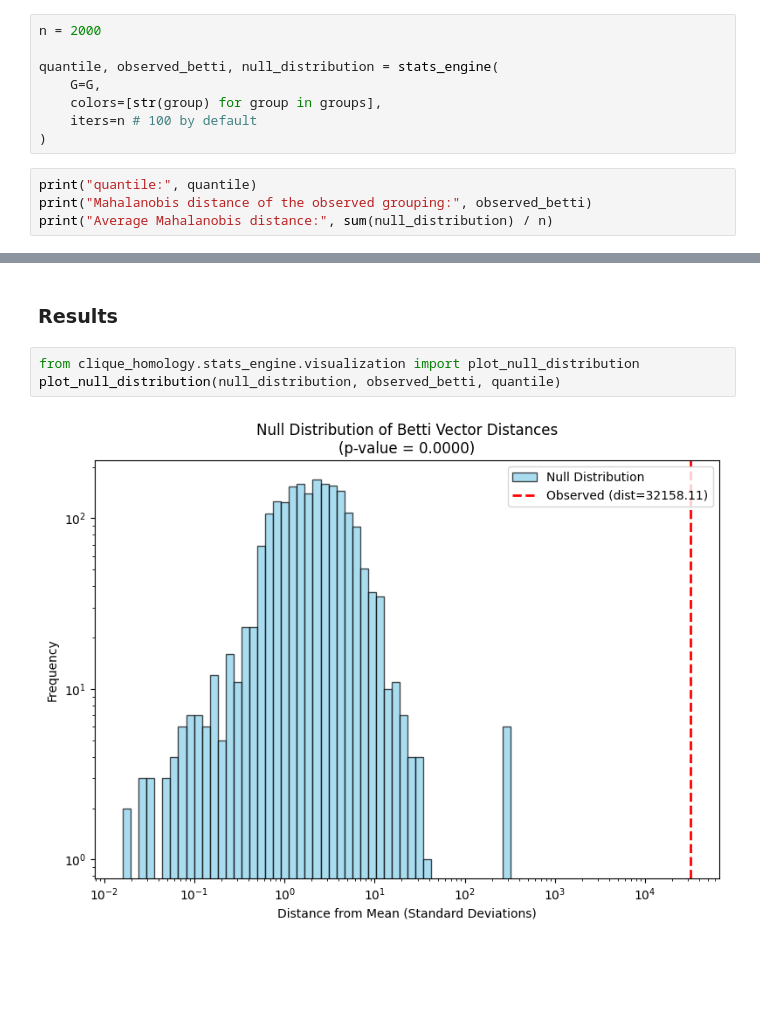
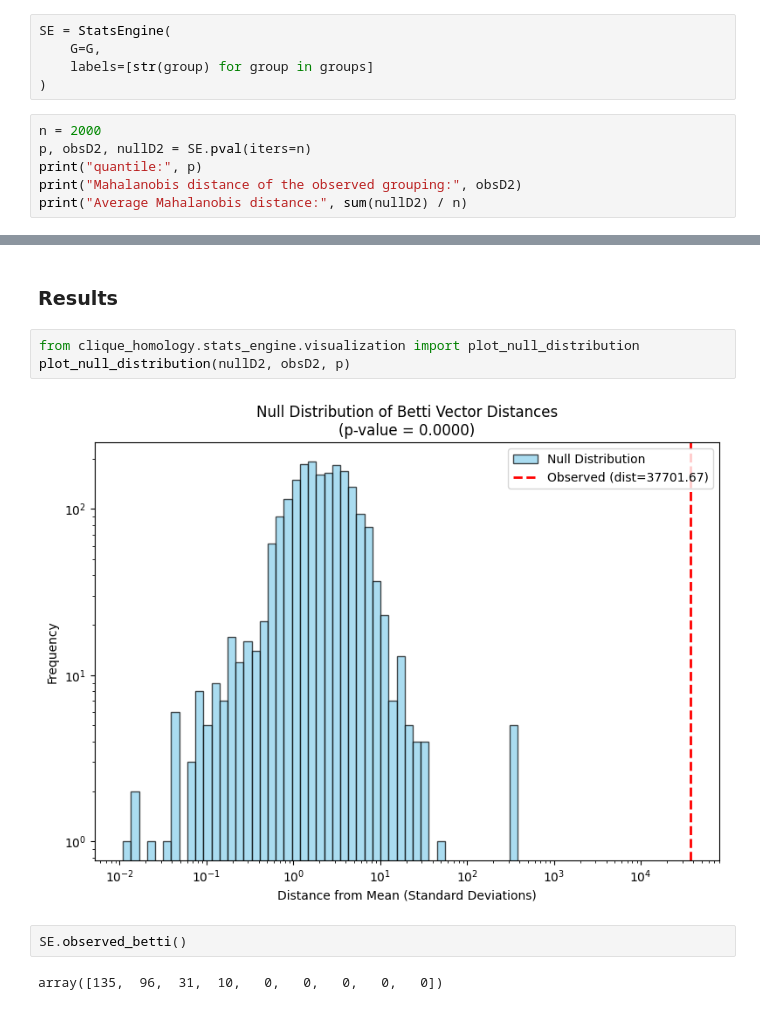
Before and after one commit to andrew-belz/clique-homology, a Jupyter notebook: analysis/analysis.ipynb, the cells around one changed output, grey strips where cells are left out. Cells and saved outputs as stored; diff of their text form; blank space fills up the shorter version.

Commit message:
changed code to look at individual betti numbers

```diff
--- a/analysis/analysis.ipynb
+++ b/analysis/analysis.ipynb
@@ -45,15 +51,14 @@ G.removeSelfLoops()
 # %% [markdown]
 ### Compute Conditional Clique Homology
 # %%
-n = 2000
-
-quantile, observed_betti, null_distribution = stats_engine(
+SE = StatsEngine(
     G=G,
-    colors=[str(group) for group in groups],
-    iters=n # 100 by default
+    labels=[str(group) for group in groups]
 )
 # %%
-print("quantile:", quantile)
-print("Mahalanobis distance of the observed grouping:", observed_betti)
-print("Average Mahalanobis distance:", sum(null_distribution) / n)
+n = 2000
+p, obsD2, nullD2 = SE.pval(iters=n)
+print("quantile:", p)
+print("Mahalanobis distance of the observed grouping:", obsD2)
+print("Average Mahalanobis distance:", sum(nullD2) / n)
 # %% [output]
@@ -64,6 +83,10 @@ Average Mahalanobis distance: 3.9444394898451867
 ### Results
 # %%
 from clique_homology.stats_engine.visualization import plot_null_distribution
-plot_null_distribution(null_distribution, observed_betti, quantile)
+plot_null_distribution(nullD2, obsD2, p)
 # %% [output]
-[figure, old version]
+[figure, new version]
+# %%
+SE.observed_betti()
+# %% [output]
+array([135,  96,  31,  10,   0,   0,   0,   0,   0])
```
Also changed, not shown: parts of 3 cells of this notebook, 1 other file.
